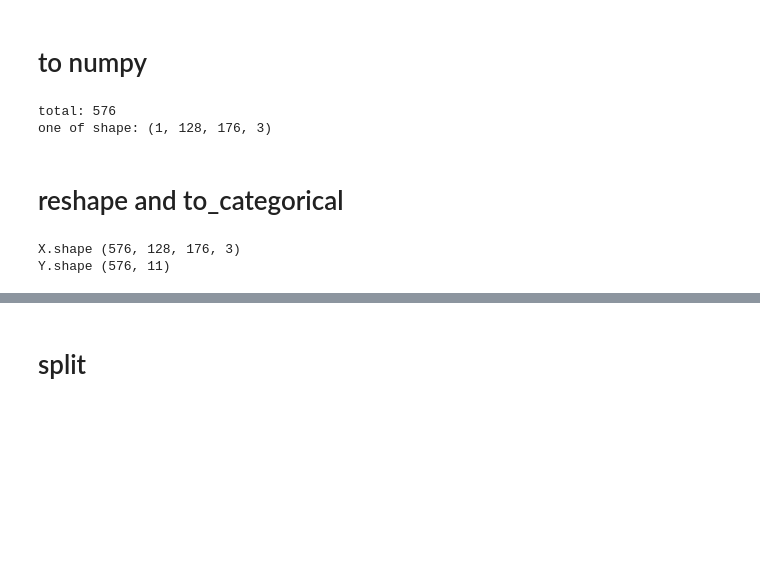
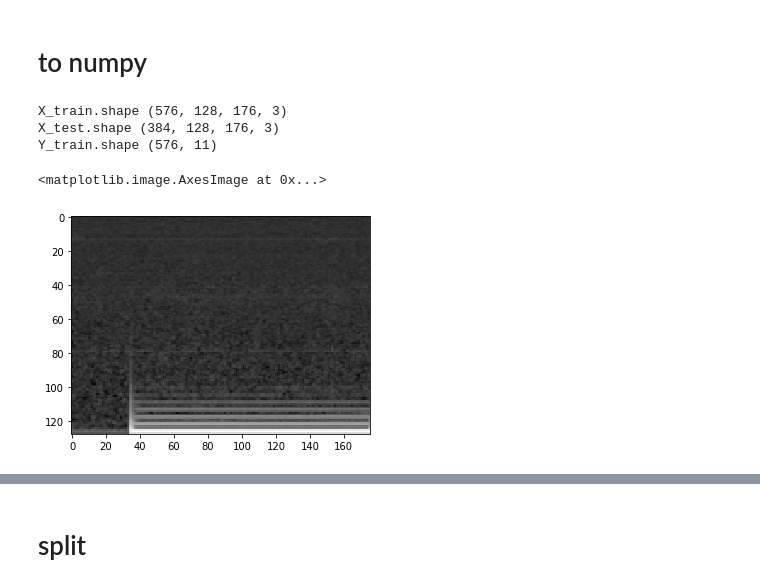
Before and after one commit to skywalker0803r/Ricky, a Jupyter notebook: DAT264x_Identifying_Appliances_from_Energy_Use_Spectrograms.ipynb, the cells around one changed output, grey strips where cells are left out. Saved outputs shown, nothing was run; the diff lists cells and outputs as text; code cells hidden in the pictures; blank space fills up the shorter version.

```diff
--- a/DAT264x_Identifying_Appliances_from_Energy_Use_Spectrograms.ipynb
+++ b/DAT264x_Identifying_Appliances_from_Energy_Use_Spectrograms.ipynb
@@ -135,31 +131,29 @@ sns.countplot(Y_train)
 [figure]
 # %% [markdown]
 # to numpy
-# %%
-img_data_list = []
-img_data_list2 = []
-
-for img,img2 in zip(X_train['img'],X_train['img2']):
-    x1 = img_to_array(img)  # this is a Numpy array with shape (128,176,3)
-    x1 = x1.reshape((1,) + x1.shape)  # this is a Numpy array with shape (1,128,176,3)
-    x2 = img_to_array(img2)  # this is a Numpy array with shape (128,176,3)
-    x2 = x2.reshape((1,) + x2.shape)  # this is a Numpy array with shape (1,128,176,3)
-    img_data_list.append(x1)
-    img_data_list2.append(x2)
-print('total:',len(img_data_list))
-print('one of shape:',img_data_list[0].shape)
-# %% [output]
-total: 576
-one of shape: (1, 128, 176, 3)
-# %% [markdown]
-# reshape and to_categorical
-# %%
-X1 = np.array(img_data_list).astype('float32').reshape(-1, 128, 176, 3)
-X2 = np.array(img_data_list2).astype('float32').reshape(-1, 128, 176, 3)
-X = X1 + X2
-Y = np_utils.to_categorical(Y_train,num_classes = 11)
-print('X.shape',X.shape)
-print('Y.shape',Y.shape)
-# %% [output]
-X.shape (576, 128, 176, 3)
-Y.shape (576, 11)
+# %%
+def to_numpy(df):
+    X = np.array([img_to_array(img).reshape((1,) + (128,176,3)) for img in df])
+    X = X.astype('float32').reshape(-1, 128, 176, 3)/255.0
+    return X
+# %%
+train_X1 = to_numpy(train['img'])
+train_X2 = to_numpy(train['img2'])
+test_X1 = to_numpy(test['img'])
+test_X2 = to_numpy(test['img2'])
+# %%
+X_train = (train_X1 + train_X2) / 2
+X_test = (test_X1 + test_X2) / 2
+Y_train = np_utils.to_categorical(Y_train,num_classes = 11)
+print('X_train.shape',X_train.shape)
+print('X_test.shape',X_test.shape)
+print('Y_train.shape',Y_train.shape)
+# %% [output]
+X_train.shape (576, 128, 176, 3)
+X_test.shape (384, 128, 176, 3)
+Y_train.shape (576, 11)
+# %%
+plt.imshow(train_X1[0])
+# %% [output]
+<matplotlib.image.AxesImage at 0x...>
+[figure, added]
```
Also changed, not shown: parts of 30 cells of this notebook.
